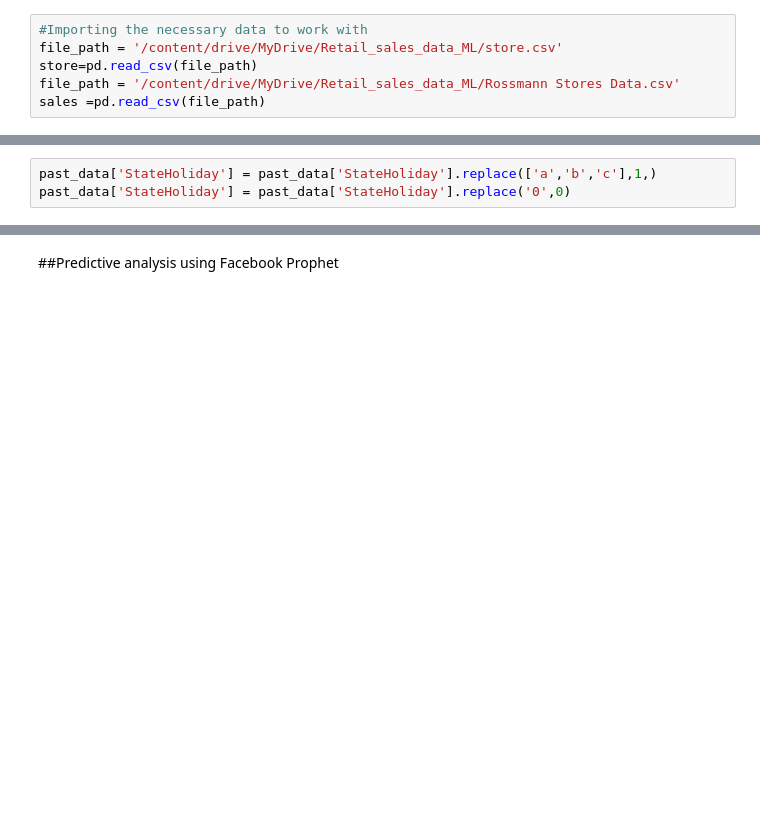
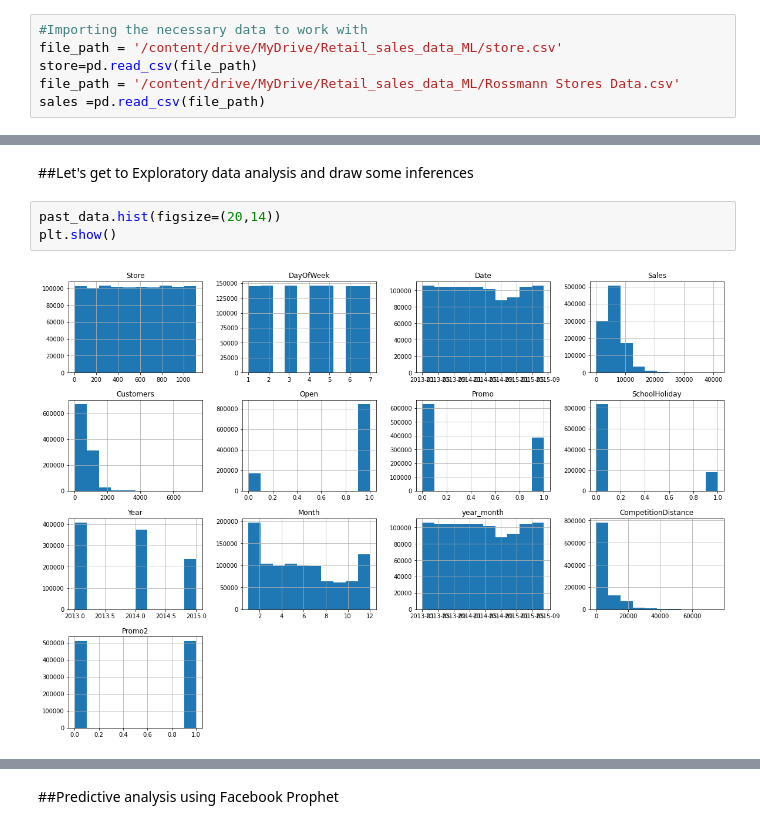
Before and after one commit to amanksharma23/Retail-sales-prediction-Supervised-ML-, a Jupyter notebook: Copy_of_Rossmann_Sales_Prediction_Capstone_Project.ipynb, the cells around one changed output, grey strips where cells are left out. Drawn from its saved outputs; the diff is of its cells as text; blank space fills up the shorter version.

```diff
--- a/Copy_of_Rossmann_Sales_Prediction_Capstone_Project.ipynb
+++ b/Copy_of_Rossmann_Sales_Prediction_Capstone_Project.ipynb
@@ -195,3 +206,7 @@ school_state_holidays = pd.concat((state_holidays, school_holidays))
-# %%
-past_data['StateHoliday'] = past_data['StateHoliday'].replace(['a','b','c'],1,)
-past_data['StateHoliday'] = past_data['StateHoliday'].replace('0',0)
+# %% [markdown]
+##Let's get to Exploratory data analysis and draw some inferences
+# %%
+past_data.hist(figsize=(20,14))
+plt.show()
+# %% [output]
+[figure, added]
```
Also changed, not shown: parts of 58 cells of this notebook.
